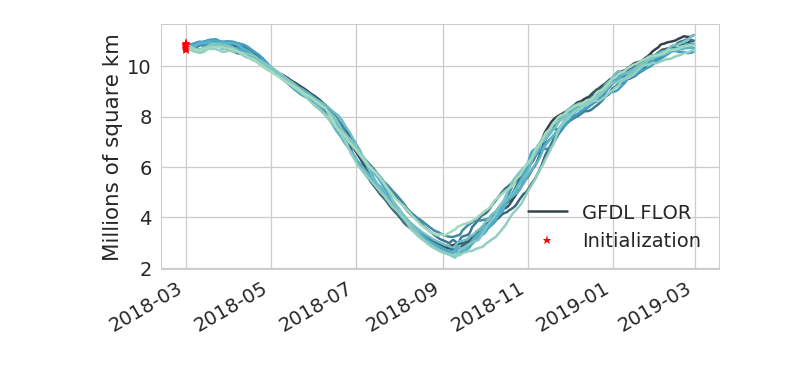
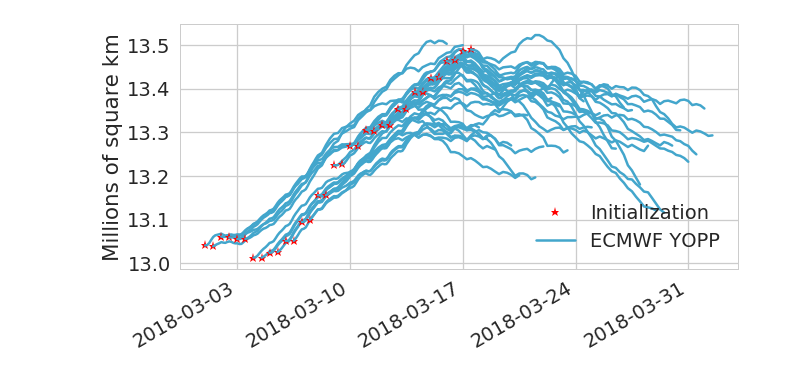
Before and after one commit to NicWayand/ESIO, a Jupyter notebook: notebooks/plot_model_forecasts.ipynb, the cells around one changed output. Cells and saved outputs as stored; diff of their text form; code cells hidden in the pictures.

```diff
--- a/notebooks/plot_model_forecasts.ipynb
+++ b/notebooks/plot_model_forecasts.ipynb
@@ -31,6 +50,6 @@ sns.set_context("talk", font_scale=1.5, rc={"lines.linewidth": 2.5})
 # %%
 # Define model
-model='gfdlsipn'
+model='yopp'
 runType='forecast'
 # %%
 #############################################################
@@ -70,14 +86,15 @@ import esio
 # %%
 # Plot pan-Arctic sea ice extent
 f = plt.figure(figsize=(10,5))
 ax1 = plt.subplot(1, 1, 1) # Observations
 esio.plot_reforecast(ds=mod_avg, axin=ax1, labelin=model_label, color='cycle_ensemble', marker=None)
 ax1.set_ylabel('Millions of square km')
 plt.legend(loc='lower right') #bbox_to_anchor=(1.03, 1.05)
 f.autofmt_xdate()
 f.savefig(os.path.join(fig_dir,'panArcticSIC_LongRange_'+model+'_'+runType+'.png'),bbox_inches='tight',dpi=200)
+mpld3.save_html(f, os.path.join(fig_dir,'panArcticSIC_LongRange_'+model+'_'+runType+'.html'))
 # %% [output]
-[figure, old version]
+[figure, new version]
 # %%
 # Plot regional sea ice extents
 cmap_reg = itertools.cycle(sns.color_palette("Set2", mod_reg.nregions.size))
```
Also changed, not shown: parts of 5 cells of this notebook, 6 other files.
